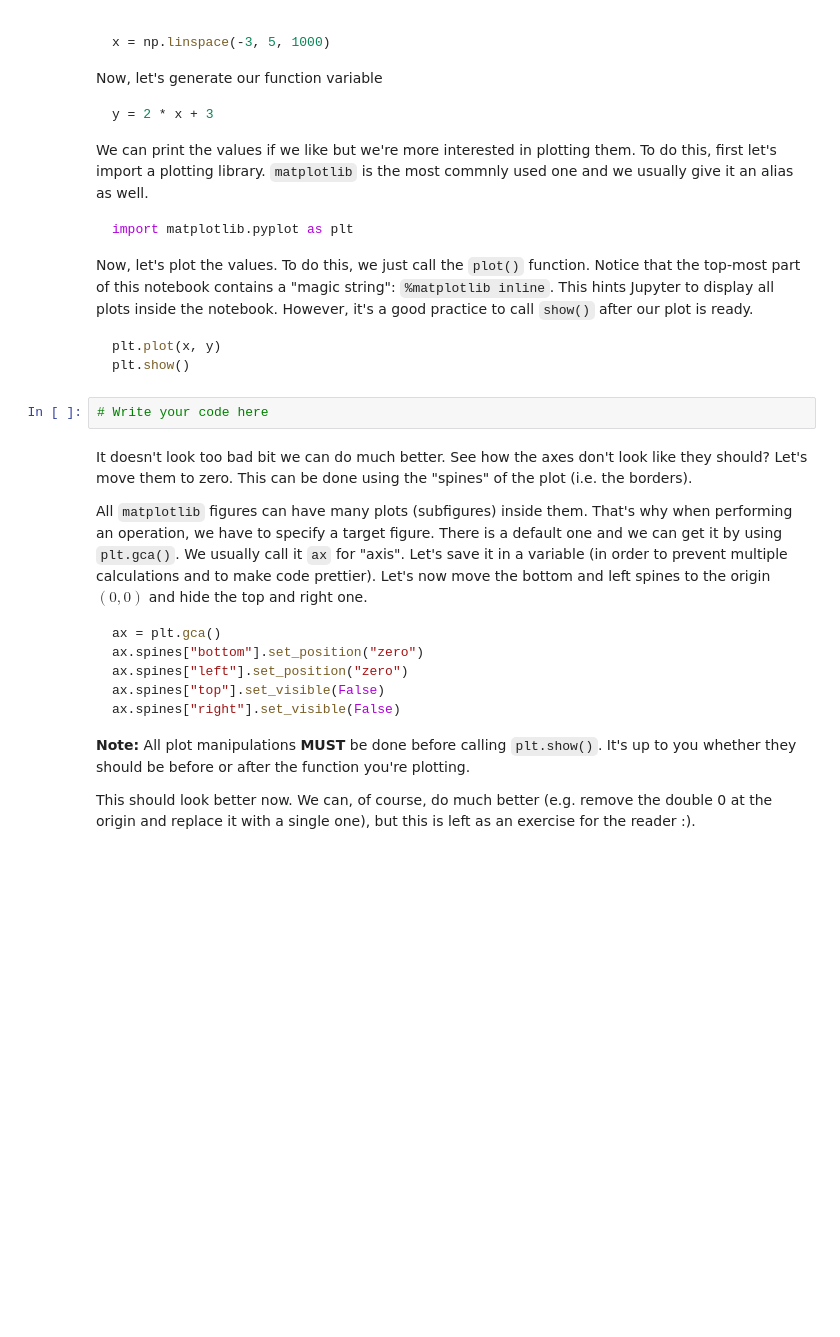
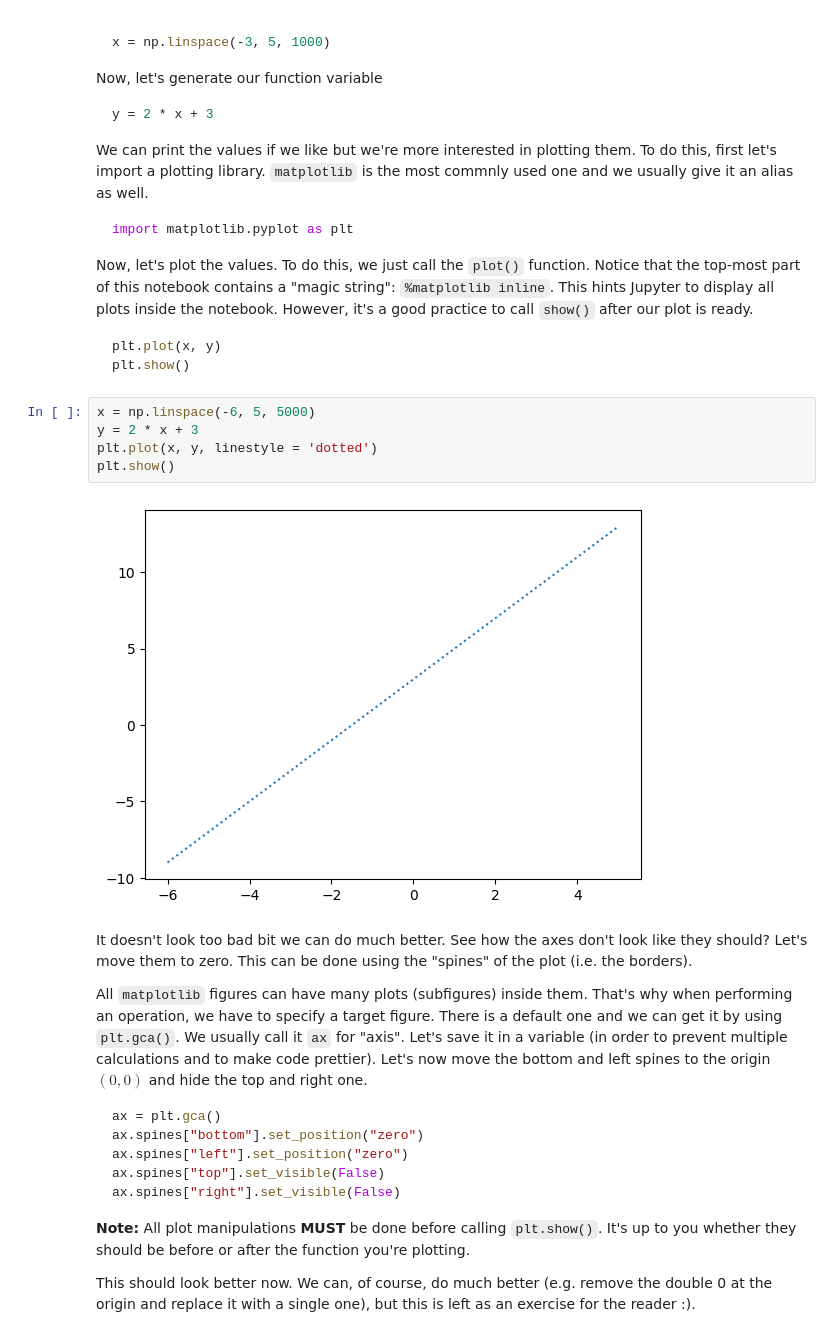
Before and after one commit to kiryazovkosta/math-for-developers, a Jupyter notebook: 01-high-school-maths/exercise/High-School Maths Exercise.ipynb, the cells around one changed output. Saved outputs shown, nothing was run; the diff lists cells and outputs as text; blank space fills up the shorter version.

````diff
--- a/01-high-school-maths/exercise/High-School Maths Exercise.ipynb
+++ b/01-high-school-maths/exercise/High-School Maths Exercise.ipynb
@@ -449,7 +513,12 @@ plt.plot(x, y)
 plt.show()
 ```
 # %%
-# Write your code here
+x = np.linspace(-6, 5, 5000)
+y = 2 * x + 3
+plt.plot(x, y, linestyle = 'dotted')
+plt.show()
+# %% [output]
+[figure, added]
 # %% [markdown]
 It doesn't look too bad bit we can do much better. See how the axes don't look like they should? Let's move them to zero. This can be done using the "spines" of the plot (i.e. the borders).
 
````
Also changed, not shown: parts of 16 cells of this notebook.
